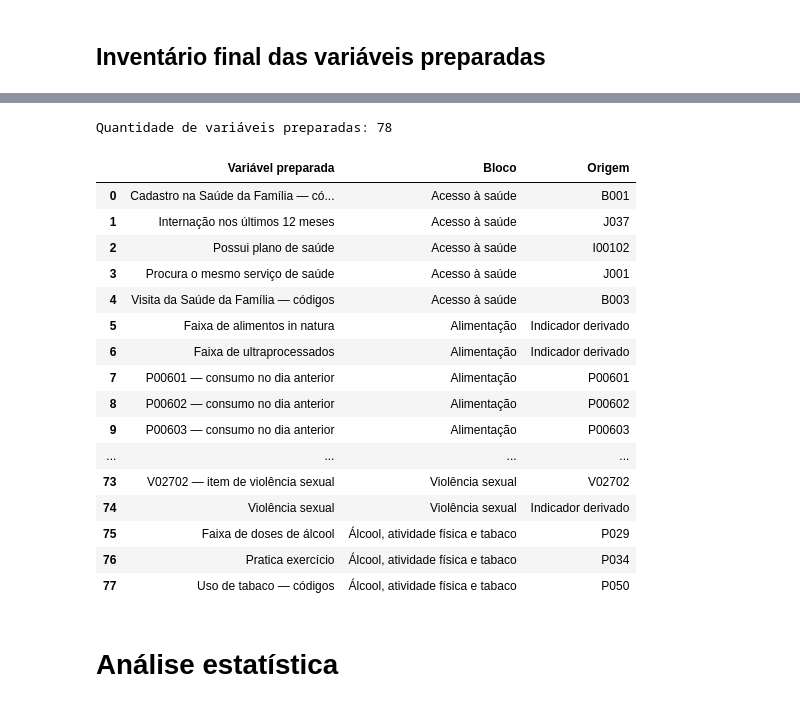
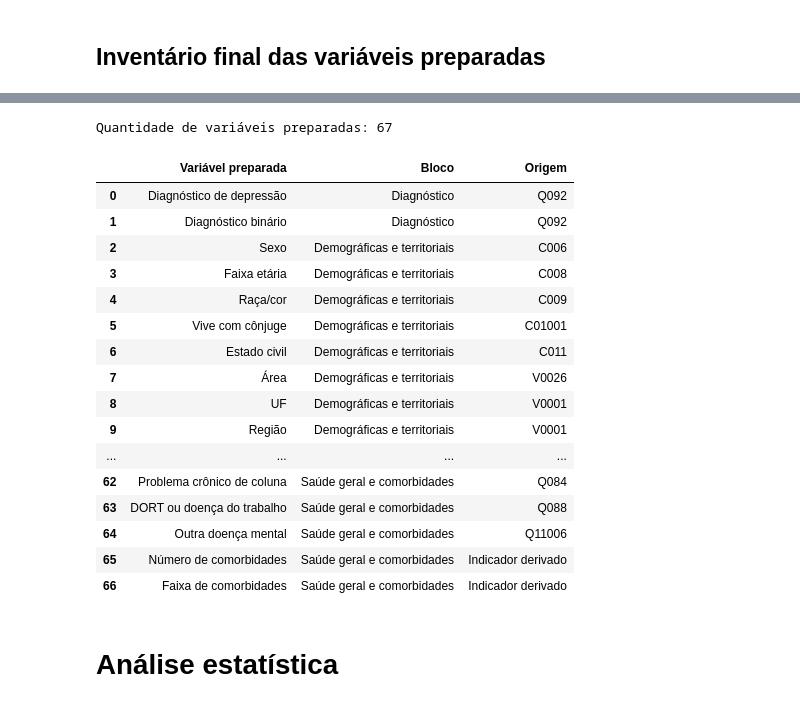
Before and after one commit to toni-cav/Analise_SIICUSP, a Jupyter notebook: exploratorio_depressao_e_sem_depressao.ipynb, the cells around one changed output, grey strips where cells are left out. Saved outputs shown, nothing was run; the diff lists cells and outputs as text; code cells hidden in the pictures.

```diff
--- a/exploratorio_depressao_e_sem_depressao.ipynb
+++ b/exploratorio_depressao_e_sem_depressao.ipynb
@@ -488,25 +104,0 @@ if "A01901" in dados.columns:
-# %%
-for original, nova in {
-    "M01401": "Faixa de familiares com quem pode contar",
-    "M01501": "Faixa de amigos com quem pode contar",
-}.items():
-    if original in dados.columns:
-        dados[nova] = pd.cut(
-            dados[original],
-            bins=[-0.1, 0, 1, 2, 4, np.inf],
-            labels=[
-                "Nenhum", "1 pessoa", "2 pessoas",
-                "3–4 pessoas", "5 ou mais",
-            ],
-        )
-        registrar(nova, "Apoio social", original)
-
-for original, nova in {
-    "M01601": "Atividade em grupo — códigos",
-    "M01701": "Participação comunitária — códigos",
-    "M01801": "Trabalho voluntário — códigos",
-    "M01901": "Atividade religiosa — códigos",
-}.items():
-    if original in dados.columns:
-        dados[nova] = codigos_como_texto(dados[original])
-        registrar(nova, "Apoio social", original)
@@ -741,2 +105,6 @@ if comorbidades_disponiveis:
+# %%
+dados_descritivos, variaveis_preparadas = (
+    criar_dados_descritivos(dados)
+)
 # %% [markdown]
 ## Inventário final das variáveis preparadas
@@ -743,36 +128,38 @@ if comorbidades_disponiveis:
 # %%
-inventario = pd.DataFrame([
-    {
+linhas = []
+
+for nome, info in variaveis_preparadas.items():
+    linha = {
         "Variável preparada": nome,
         "Bloco": info["Bloco"],
         "Origem": info["Origem"],
     }
-    for nome, info in variaveis_preparadas.items()
-]).sort_values(
-    ["Bloco", "Variável preparada"]
-).reset_index(drop=True)
+
+    linhas.append(linha)
+
+inventario = pd.DataFrame(linhas)
 
 print("Quantidade de variáveis preparadas:", len(inventario))
 display(inventario)
 # %% [output]
-Quantidade de variáveis preparadas: 78
+Quantidade de variáveis preparadas: 67
 |  | Variável preparada | Bloco | Origem |
-| 0 | Cadastro na Saúde da Família — có... | Acesso à saúde | B001 |
-| 1 | Internação nos últimos 12 meses | Acesso à saúde | J037 |
-| 2 | Possui plano de saúde | Acesso à saúde | I00102 |
-| 3 | Procura o mesmo serviço de saúde | Acesso à saúde | J001 |
-| 4 | Visita da Saúde da Família — códigos | Acesso à saúde | B003 |
-| 5 | Faixa de alimentos in natura | Alimentação | Indicador derivado |
-| 6 | Faixa de ultraprocessados | Alimentação | Indicador derivado |
-| 7 | P00601 — consumo no dia anterior | Alimentação | P00601 |
-| 8 | P00602 — consumo no dia anterior | Alimentação | P00602 |
-| 9 | P00603 — consumo no dia anterior | Alimentação | P00603 |
+| 0 | Diagnóstico de depressão | Diagnóstico | Q092 |
+| 1 | Diagnóstico binário | Diagnóstico | Q092 |
+| 2 | Sexo | Demográficas e territoriais | C006 |
+| 3 | Faixa etária | Demográficas e territoriais | C008 |
+| 4 | Raça/cor | Demográficas e territoriais | C009 |
+| 5 | Vive com cônjuge | Demográficas e territoriais | C01001 |
+| 6 | Estado civil | Demográficas e territoriais | C011 |
+| 7 | Área | Demográficas e territoriais | V0026 |
+| 8 | UF | Demográficas e territoriais | V0001 |
+| 9 | Região | Demográficas e territoriais | V0001 |
 | ... | ... | ... | ... |
-| 73 | V02702 — item de violência sexual | Violência sexual | V02702 |
-| 74 | Violência sexual | Violência sexual | Indicador derivado |
-| 75 | Faixa de doses de álcool | Álcool, atividade física e tabaco | P029 |
-| 76 | Pratica exercício | Álcool, atividade física e tabaco | P034 |
-| 77 | Uso de tabaco — códigos | Álcool, atividade física e tabaco | P050 |
+| 62 | Problema crônico de coluna | Saúde geral e comorbidades | Q084 |
+| 63 | DORT ou doença do trabalho | Saúde geral e comorbidades | Q088 |
+| 64 | Outra doença mental | Saúde geral e comorbidades | Q11006 |
+| 65 | Número de comorbidades | Saúde geral e comorbidades | Indicador derivado |
+| 66 | Faixa de comorbidades | Saúde geral e comorbidades | Indicador derivado |
 # %% [markdown]
 # Análise estatística
 # %%
```
Also changed, not shown: parts of 37 cells of this notebook, 1 other file.
